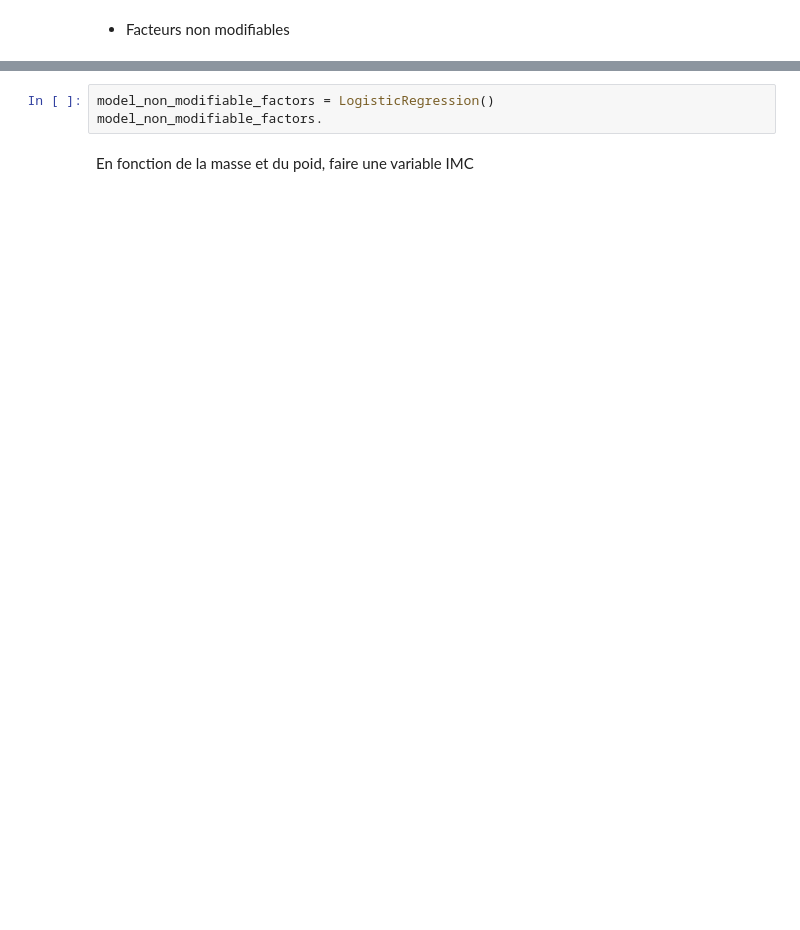
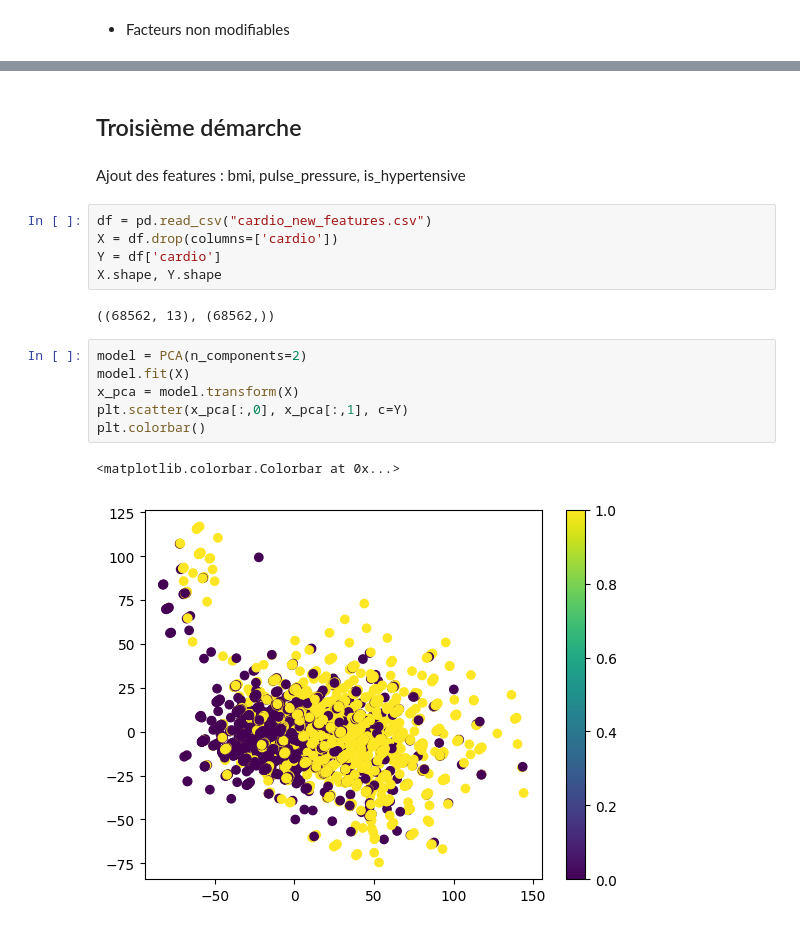
Before and after one commit to sulivan-moreau/cardio-vasc-risks, a Jupyter notebook: modelisation.ipynb, the cells around one changed output, grey strips where cells are left out. Cells and saved outputs as stored; diff of their text form; blank space fills up the shorter version.

```diff
--- a/modelisation.ipynb
+++ b/modelisation.ipynb
@@ -95,5 +141,20 @@ downstream_clinical_factors.shape
-# %%
-model_non_modifiable_factors = LogisticRegression()
-model_non_modifiable_factors.
-# %% [markdown]
-En fonction de la masse et du poid, faire une variable IMC
+# %% [markdown]
+## Troisième démarche
+# %% [markdown]
+Ajout des features : bmi, pulse_pressure, is_hypertensive
+# %%
+df = pd.read_csv("cardio_new_features.csv")
+X = df.drop(columns=['cardio'])
+Y = df['cardio']
+X.shape, Y.shape
+# %% [output]
+((68562, 13), (68562,))
+# %%
+model = PCA(n_components=2)
+model.fit(X)
+x_pca = model.transform(X)
+plt.scatter(x_pca[:,0], x_pca[:,1], c=Y)
+plt.colorbar()
+# %% [output]
+<matplotlib.colorbar.Colorbar at 0x...>
+[figure, added]
```
Also changed, not shown: parts of 28 cells of this notebook, 6 other files.
